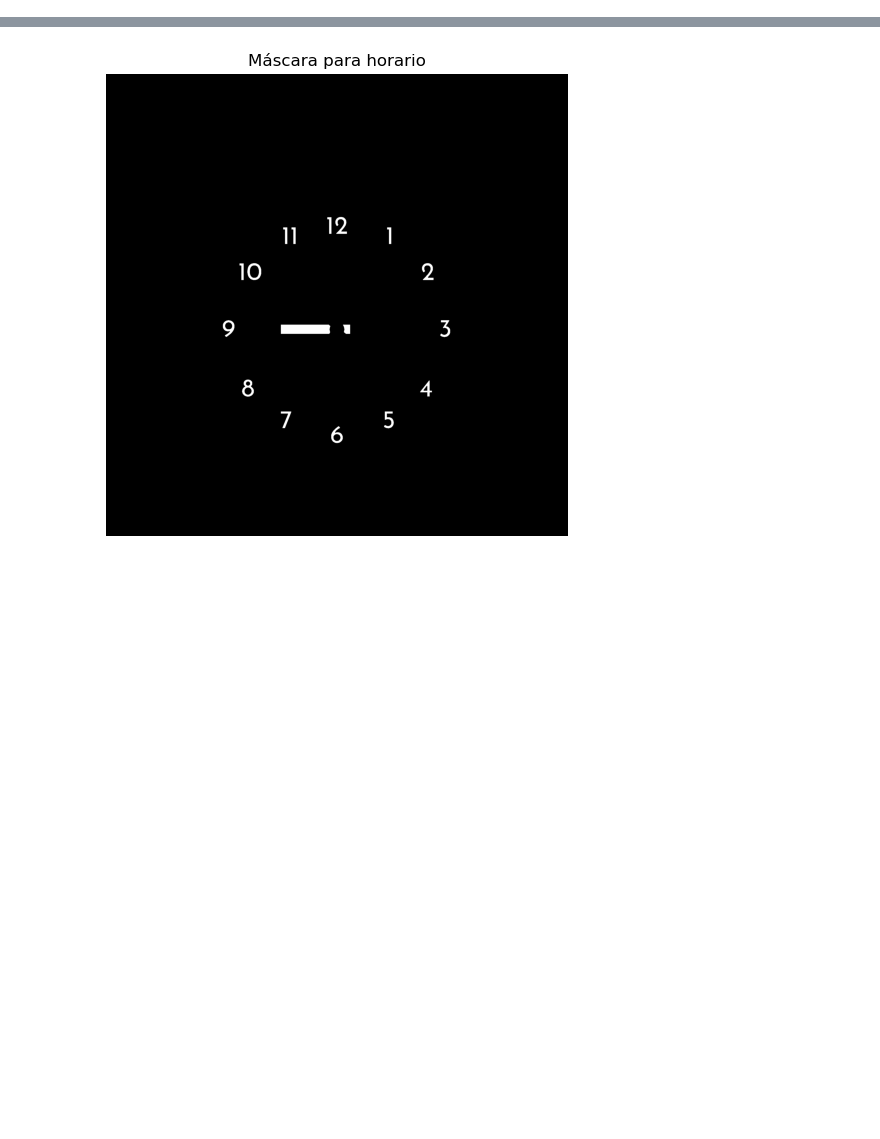
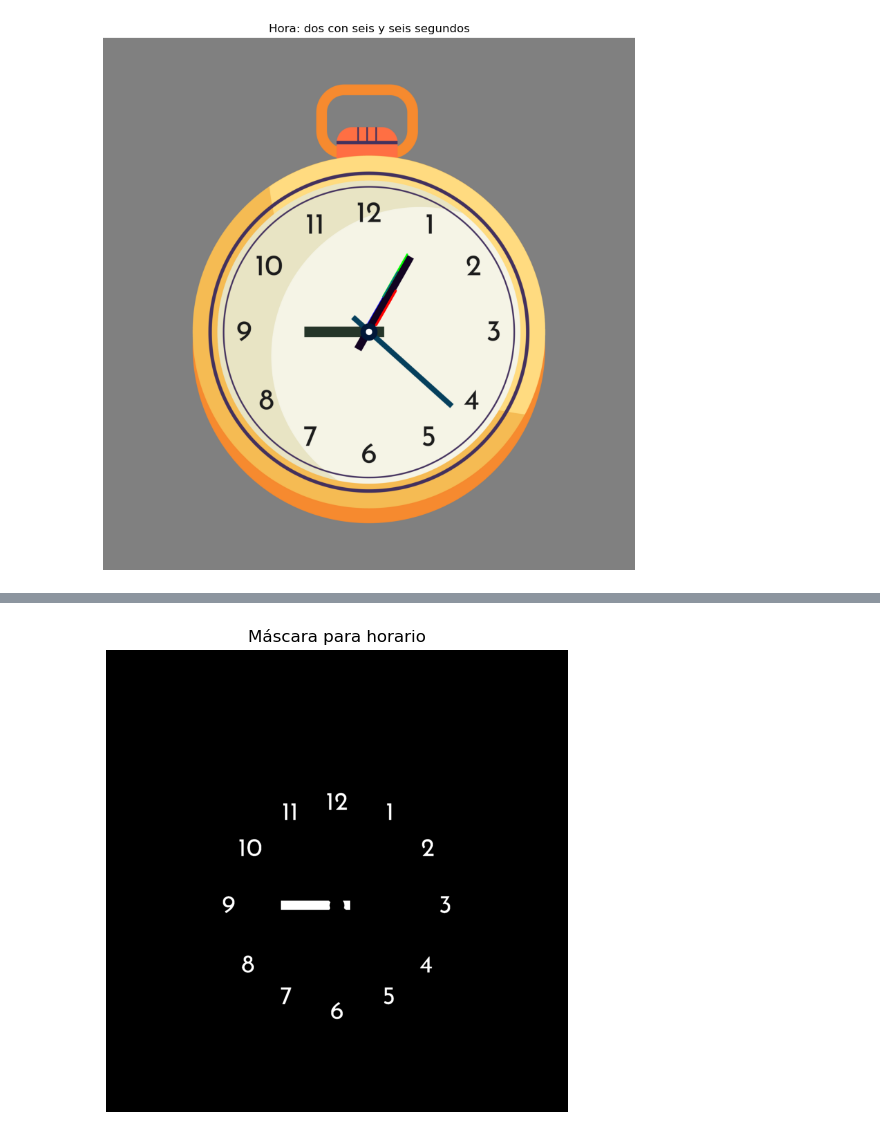
Before and after one commit to papen12/PDImages, a Jupyter notebook: pdi_rejoj.ipynb, the cells around one changed output, grey strips where cells are left out. Saved outputs shown, nothing was run; the diff lists cells and outputs as text; code cells hidden in the pictures; blank space fills up the shorter version.

```diff
--- a/pdi_rejoj.ipynb
+++ b/pdi_rejoj.ipynb
@@ -1,3 +3,103 @@
+# %%
+import numpy as np
+import cv2
+import matplotlib.pyplot as plt
+
+imagen_bgr = cv2.imread('clocks/clock1.png')
+imagen_rgb = cv2.cvtColor(imagen_bgr, cv2.COLOR_BGR2RGB)
+
+gris = cv2.cvtColor(imagen_bgr, cv2.COLOR_BGR2GRAY)
+gris = cv2.GaussianBlur(gris, (5, 5), 1)
+gris = cv2.equalizeHist(gris)
+
+bordes = cv2.Canny(gris, 50, 150)
+
+lineas = cv2.HoughLinesP(bordes, 1, np.pi/180, threshold=80, minLineLength=50, maxLineGap=10)
+
+centro_x = imagen_bgr.shape[1] // 2
+centro_y = imagen_bgr.shape[0] // 2
+
+def calcular_angulo(x1, y1, x2, y2):
+    dist1 = np.hypot(x1 - centro_x, y1 - centro_y)
+    dist2 = np.hypot(x2 - centro_x, y2 - centro_y)
+    if dist1 > dist2:
+        dx = x1 - centro_x
+        dy = centro_y - y1
+    else:
+        dx = x2 - centro_x
+        dy = centro_y - y2
+    angulo = np.degrees(np.arctan2(dy, dx))
+    angulo = (90 - angulo) % 360
+    return angulo
+
+def numero_a_letras(n):
+    unidades = [
+        "cero", "uno", "dos", "tres", "cuatro", "cinco",
+        "seis", "siete", "ocho", "nueve", "diez", "once",
+        "doce", "trece", "catorce", "quince", "dieciséis",
+        "diecisiete", "dieciocho", "diecinueve", "veinte"
+    ]
+    decenas = [
+        "", "", "veinte", "treinta", "cuarenta", "cincuenta"
+    ]
+
+    if n <= 20:
+        return unidades[n]
+    else:
+        d = n // 10
+        u = n % 10
+        if u == 0:
+            return decenas[d]
+        else:
+            return f"{decenas[d]} y {unidades[u]}"
+
+
+manecillas = []
+if lineas is not None:
+    for linea in lineas:
+        x1, y1, x2, y2 = linea[0]
+        longitud = np.hypot(x2 - x1, y2 - y1)
+        distancia_centro = min(np.hypot(x1 - centro_x, y1 - centro_y), np.hypot(x2 - centro_x, y2 - centro_y))
+        if distancia_centro < 100 and 40 < longitud < 400:  # Aumentamos longitud máxima
+            angulo = calcular_angulo(x1, y1, x2, y2)
+            manecillas.append({
+                'puntos': (x1, y1, x2, y2),
+                'longitud': longitud,
+                'angulo': angulo
+            })
+
+# Asegurarse de que tenemos al menos 3 manecillas detectadas
+if len(manecillas) >= 3:
+    # Ordenar por longitud de menor a mayor
+    manecillas.sort(key=lambda x: x['longitud'])
+
+    horario = manecillas[0]       # más corta
+    minutero = manecillas[1]      # intermedia
+    segundero = manecillas[-1]    # más larga
+
+    hora = int((horario['angulo'] / 30) % 12)
+    minutos = int((minutero['angulo'] / 6) % 60)
+    segundos = int((segundero['angulo'] / 6) % 60)
+
+    # Corrección de hora si está a medio camino
+    fraccion_hora = (horario['angulo'] / 30) % 12
+    if abs(fraccion_hora - hora) > 0.5:
+        hora = (hora + 1) % 12
+
+    # Dibujar las manecillas
+    imagen_resultado = imagen_rgb.copy()
+    cv2.line(imagen_resultado, (horario['puntos'][0], horario['puntos'][1]), (horario['puntos'][2], horario['puntos'][3]), (255, 0, 0), 8)  # horario - azul grueso
+    cv2.line(imagen_resultado, (minutero['puntos'][0], minutero['puntos'][1]), (minutero['puntos'][2], minutero['puntos'][3]), (0, 255, 0), 6)  # minutero - verde
+    cv2.line(imagen_resultado, (segundero['puntos'][0], segundero['puntos'][1]), (segundero['puntos'][2], segundero['puntos'][3]), (0, 0, 255), 2)  # segundero - rojo fino
+
+    plt.figure(figsize=(10, 10))
+    plt.imshow(imagen_resultado)
+    texto_hora = f"{numero_a_letras(hora)} con {numero_a_letras(minutos)} y {numero_a_letras(segundos)} segundos"
+    plt.title(f'Hora: {texto_hora}')
+    plt.axis('off')
+    plt.show()
+# %% [output]
+[figure, added]
 # %%
 import numpy as np
 import cv2
```
Also changed, not shown: parts of 2 cells of this notebook, 3 other files.
